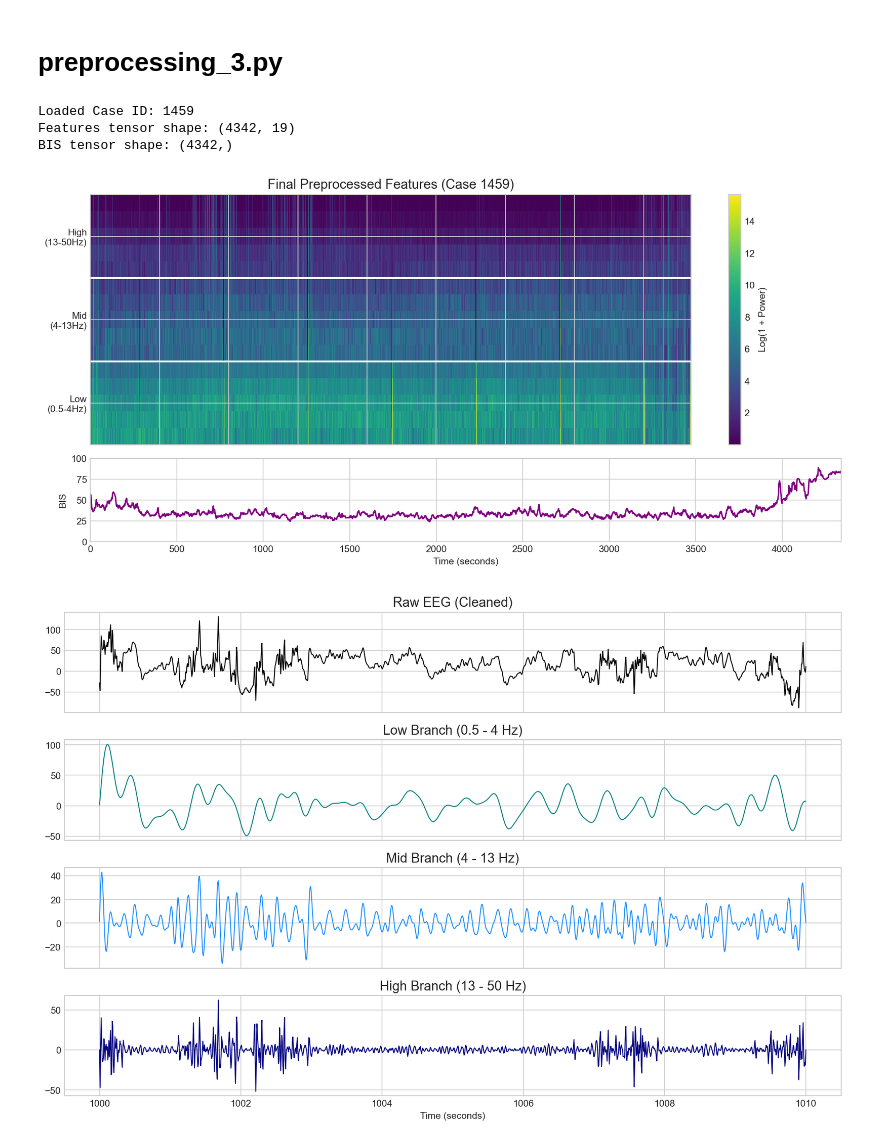
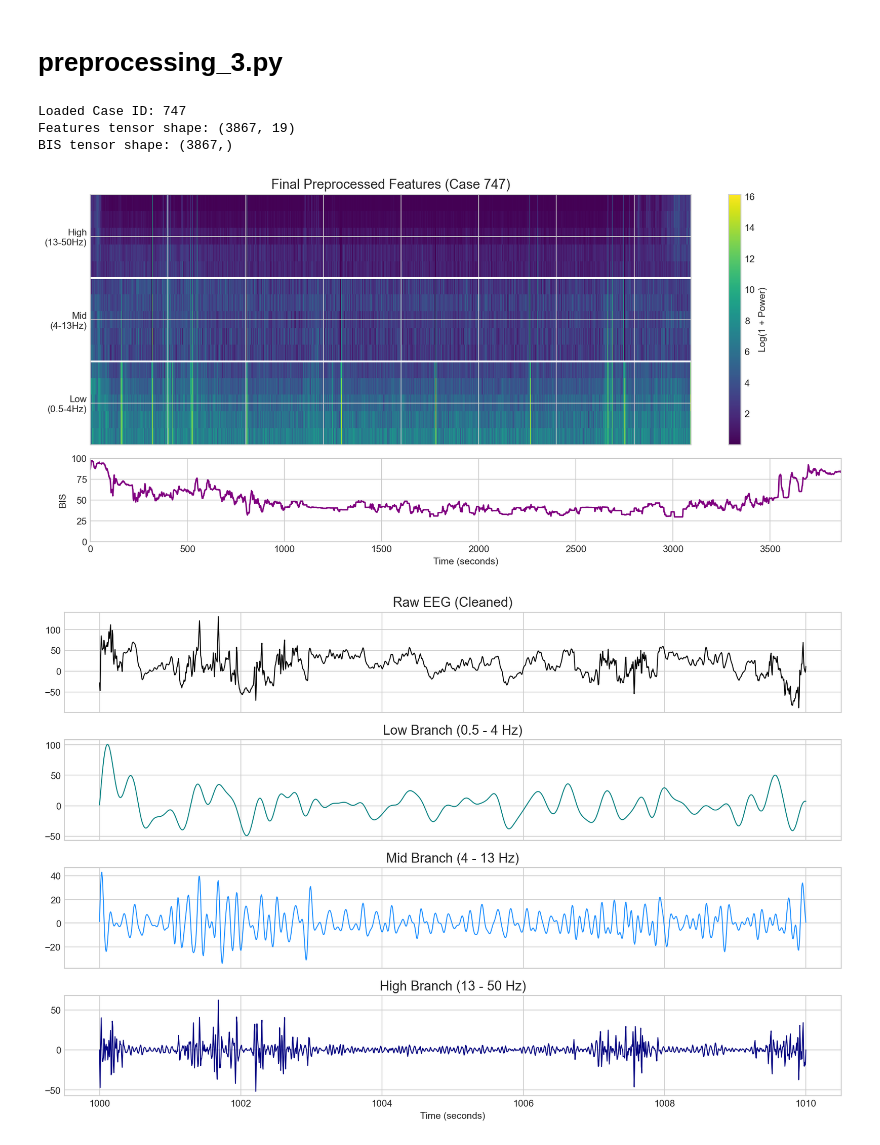
Before and after one commit to mik-nowacki/thesis-project, a Jupyter notebook: notebooks/visualizations.ipynb, the cells around one changed output. Saved outputs shown, nothing was run; the diff lists cells and outputs as text; code cells hidden in the pictures.

Commit message:
preprocessing visualizations

```diff
--- a/notebooks/visualizations.ipynb
+++ b/notebooks/visualizations.ipynb
@@ -154,7 +158,7 @@ EDGES = {
 }
 # %%
 data_dir = '../data/processed/eeg'
-file_path = os.path.join(data_dir, 'case_1459.pt')
+file_path = os.path.join(data_dir, 'case_747.pt')
 
 # Load the data using PyTorch
 loaded_data = torch.load(file_path, weights_only=False)
@@ -164,37 +168,37 @@ bis = loaded_data['bis'].numpy()
 caseid = loaded_data['caseid']
 
 print(f"Loaded Case ID: {caseid}")
 print(f"Features tensor shape: {features.shape}")
 print(f"BIS tensor shape: {bis.shape}")
 
 # --- Plot the Final Feature Matrix (Spectrogram) ---
 # We extract just the first 15 columns (the EEG features, excluding vitals)
 eeg_features = features[:, 0:15]
 
 fig, (ax1, ax2) = plt.subplots(2, 1, figsize=(12, 6), gridspec_kw={'height_ratios': [3, 1]}, sharex=True)
 
 # 1. Spectrogram
 im = ax1.imshow(eeg_features.T, aspect='auto', origin='lower', cmap='viridis', interpolation='nearest')
 ax1.set_yticks([2, 7, 12])
 ax1.set_yticklabels(['Low\n(0.5-4Hz)', 'Mid\n(4-13Hz)', 'High\n(13-50Hz)'])
 ax1.axhline(4.5, color='white', linewidth=2)
 ax1.axhline(9.5, color='white', linewidth=2)
 ax1.set_title(f'Final Preprocessed Features (Case {caseid})')
 fig.colorbar(im, ax=ax1, label='Log(1 + Power)')
 
 # 2. BIS Target
 ax2.plot(bis, color='purple', linewidth=1.5)
 ax2.set_ylabel('BIS')
 ax2.set_xlabel('Time (seconds)')
 ax2.set_ylim(0, 100)
 
 plt.tight_layout()
 plt.show()
 # %% [output]
-Loaded Case ID: 1459
-Features tensor shape: (4342, 19)
-BIS tensor shape: (4342,)
+Loaded Case ID: 747
+Features tensor shape: (3867, 19)
+BIS tensor shape: (3867,)
-[figure, old version]
+[figure, new version]
 # %%
 # We need the raw waves to visualize the filtering steps.
 # Let's pull a 10-second window from Case 1459.
```
Also changed, not shown: parts of 5 cells of this notebook, 2 other files.
